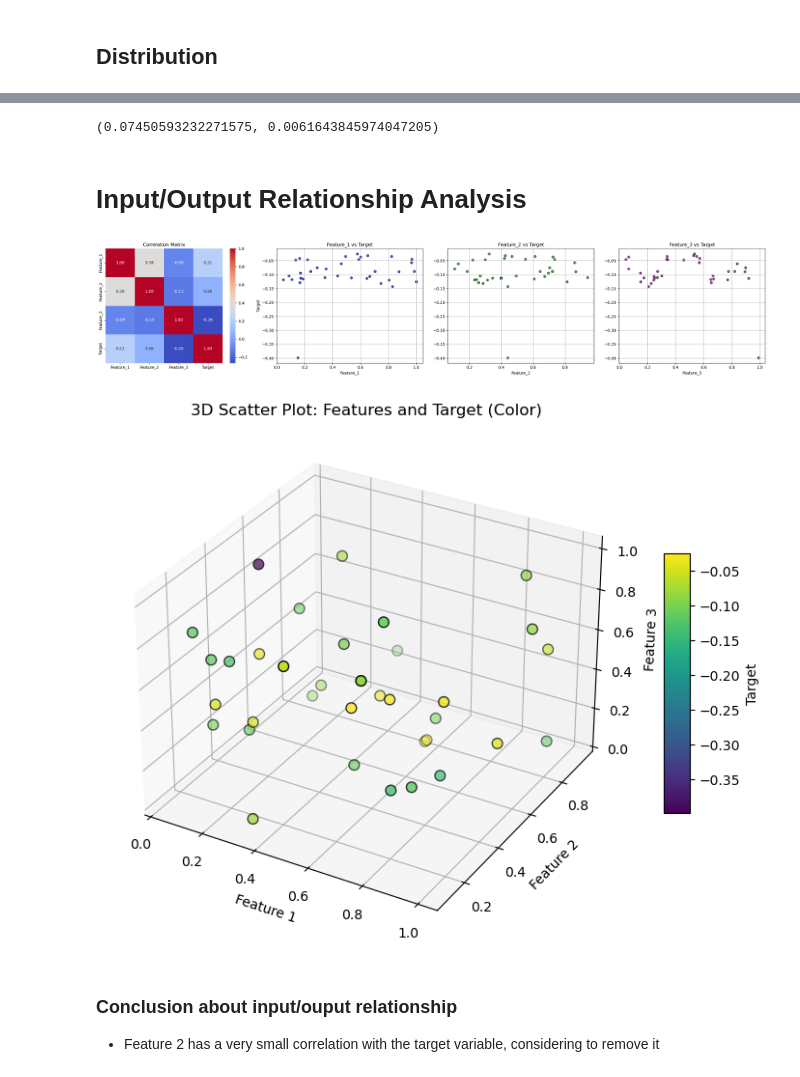
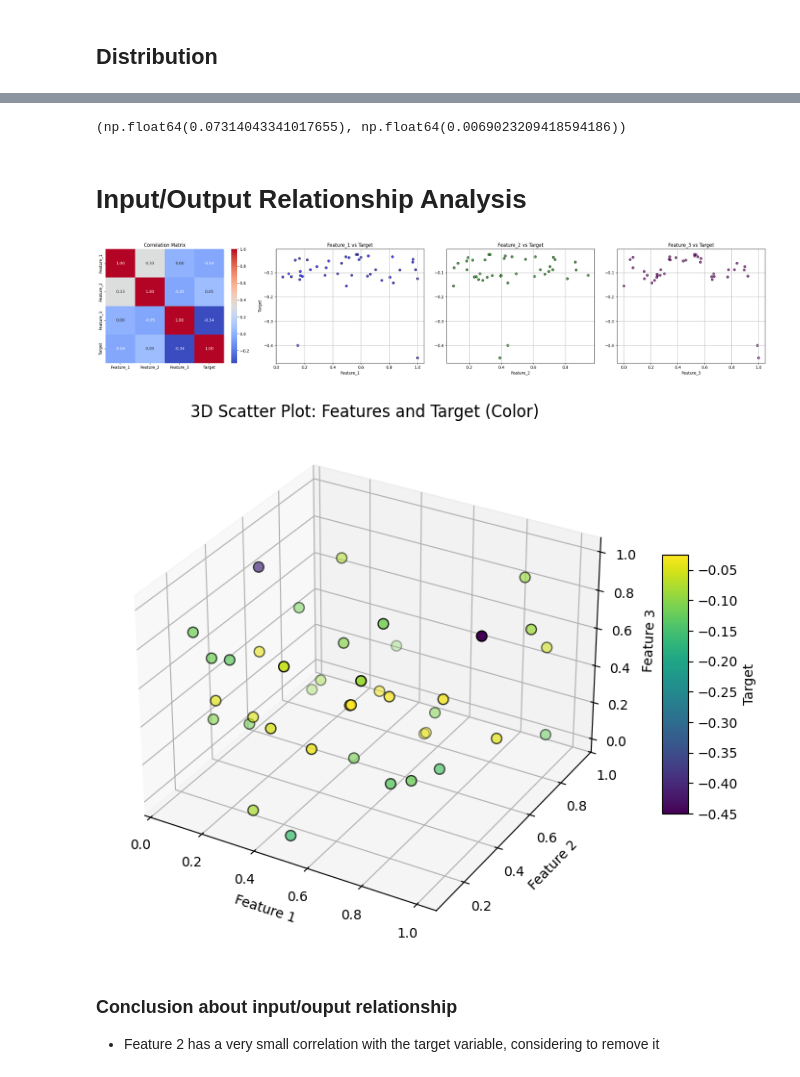
Before and after one commit to Alerdo/BlackBox-Bayesian_Optimisation, a Jupyter notebook: initial_data/0.0 notebooks/f3_optimisation.ipynb, the cells around one changed output, grey strips where cells are left out. Drawn from its saved outputs; the diff is of its cells as text; code cells hidden in the pictures.

```diff
--- a/initial_data/0.0 notebooks/f3_optimisation.ipynb
+++ b/initial_data/0.0 notebooks/f3_optimisation.ipynb
@@ -34,9 +34,44 @@ q4_out = [-0.04474717158628833]
 q5_inp = [0.435129, 0.492539, 0.66649 ]
 q5_out = [-0.10448271348295962]
 
+q6_inp = [0.999999, 0.391643, 0.999999]
+q6_out = [-0.450707336809612]
 
-f1_inp = np.vstack((f1_inp, q1_inp, q2_inp, q3_inp, q4_inp, q5_inp))
-f1_out = np.append(f1_out, [q1_out, q2_out,q3_out, q4_out, q5_out])
+
+q7_inp = [4.96807e-01, 1.00845e-01, 2.00000e-06]
+q7_out = [-0.1544068560195687]
+
+q8_inp = [0.37029 , 0.183106, 0.440557]
+q8_out = [-0.052370969743849666]
+
+
+
+
+q9_inp = [0.515077, 0.193407, 0.38536 ]
+q9_out = [-0.03795192190568227]
+
+q10_inp = [0.56653 , 0.329309, 0.523493]
+q10_out = [-0.02492535762079552]
+
+
+q11_inp = [0.576528, 0.319323, 0.493549]
+q11_out = [-0.02181244366857043]
+
+q12_inp = [0.576528, 0.319323, 0.453549]
+q12_out = [-0.013166584166154353]
+
+
+q13_inp = [0.578528, 0.319323, 0.433549]
+q13_out = [-0.012108984367773658]
+
+f1_inp = np.vstack((f1_inp, q1_inp, q2_inp, q3_inp, q4_inp, q5_inp,q6_inp,q7_inp,q8_inp,q9_inp,q10_inp,q11_inp,q12_inp,q13_inp))
+f1_out = np.append(f1_out, [q1_out, q2_out,q3_out, q4_out, q5_out,q6_out,q7_out,q8_out,q9_out,q10_out,q11_out,q12_out,q13_out])
 f1_inp, f1_out
 max(f1_out), np.mean(f1_out)
+
+len(f1_inp), len(f1_out)
+
+max(f1_out)
+x_final = f1_inp
+y_final = f1_out
 # %% [output]
@@ -171,7 +200,7 @@ skew(f1_inp),skew(f1_out)
 
 np.var(f1_inp),np.var(f1_out)
 # %% [output]
-(0.07450593232271575, 0.0061643845974047205)
+(np.float64(0.07314043341017655), np.float64(0.0069023209418594186))
 # %% [markdown]
 # Input/Output Relationship Analysis
 # %%
@@ -231,35 +260,36 @@ if f1_inp.shape[1] > 2:
 else:
     axes[3].axis("off")
     axes[3].set_title("Feature_3 vs Target (Not Available)")
 
 plt.tight_layout()
 plt.show()
 
 # **3D Scatter Plot for Three Features**
 # Only proceed if there are at least 3 features
 if f1_inp.shape[1] >= 3:
     from mpl_toolkits.mplot3d import Axes3D  # import 3D plotting toolkit
 
     fig = plt.figure(figsize=(10, 7))
     ax = fig.add_subplot(111, projection="3d")
 
     # Use the first three features for the 3D scatter plot
     x, y, z = f1_inp[:, 0], f1_inp[:, 1], f1_inp[:, 2]
     sc = ax.scatter(x, y, z, c=f1_out, cmap="viridis", edgecolor="k", s=60)
 
     ax.set_xlabel("Feature 1")
     ax.set_ylabel("Feature 2")
     ax.set_zlabel("Feature 3")
     plt.title("3D Scatter Plot: Features and Target (Color)")
 
     cb = fig.colorbar(sc, ax=ax, shrink=0.5, aspect=10)
     cb.set_label("Target")
     plt.show()
 else:
     print("3D scatter plot requires at least 3 features in the input data.")
+[0.576528  , 0.319323  , 0.493549
 # %% [output]
-[figure, old version]
+[figure, new version]
-[figure, old version]
+[figure, new version]
 # %% [markdown]
 ### Conclusion about input/ouput relationship
 - Feature 2 has a very small correlation with the target variable, considering to remove it
```
Also changed, not shown: parts of 39 cells of this notebook, 19 other files.
